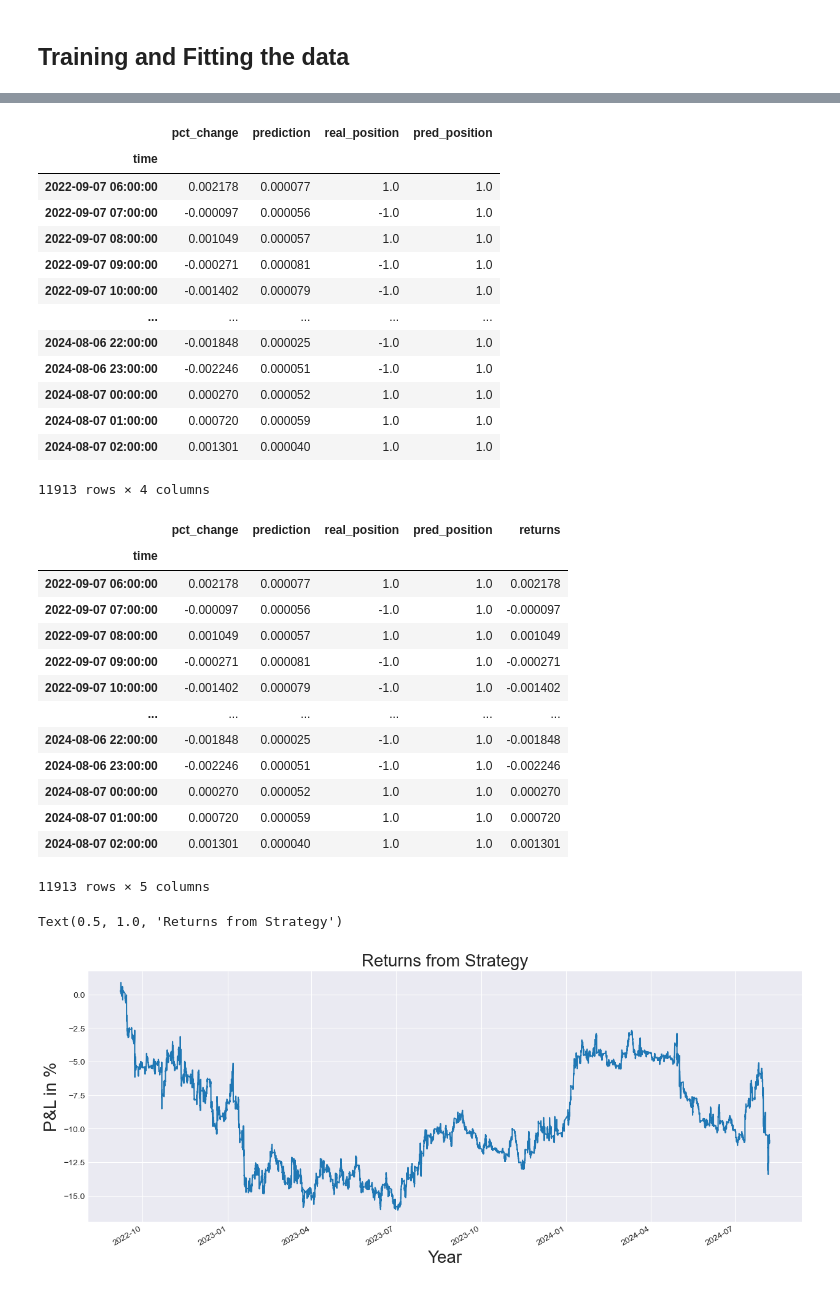
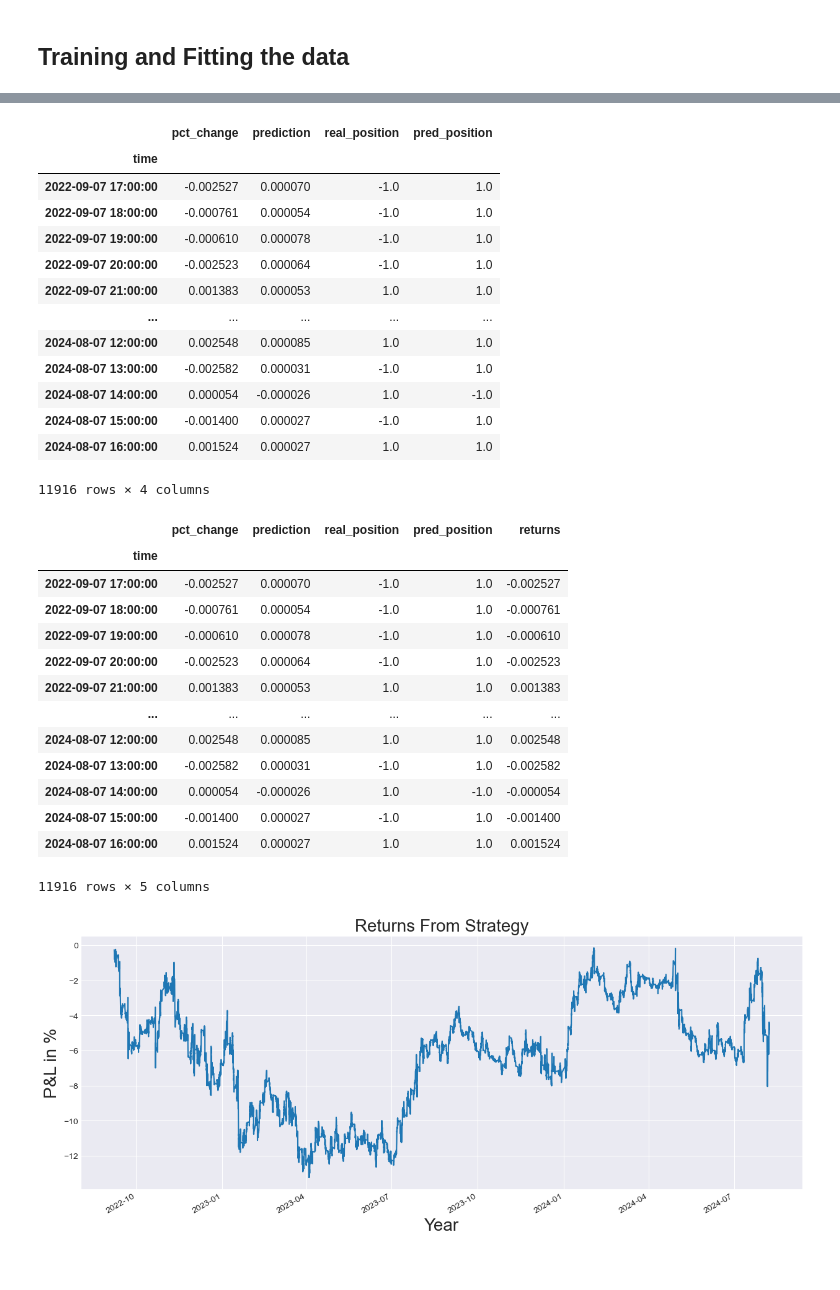
Before and after one commit to YarosInter/Time-Series-LinearRegression, a Jupyter notebook: LinearRegression Model.ipynb, the cells around one changed output, grey strips where cells are left out. Cells and saved outputs as stored; diff of their text form; code cells hidden in the pictures.

```diff
--- a/LinearRegression Model.ipynb
+++ b/LinearRegression Model.ipynb
@@ -168,6 +171,6 @@ from sklearn.preprocessing import StandardScaler
 # Only the feature set (X) needs to be standardized, not the targets (labels)
 
 scaler = StandardScaler()
-X_train_scaled = scaler.fit_transform(X_train_scaled)
-X_test_scaled = scaler.transform(X_test_scaled)
+X_train_scaled = scaler.fit_transform(X_train)
+X_test_scaled = scaler.transform(X_test)
 # %%
@@ -182,9 +185,9 @@ from sklearn.linear_model import LinearRegression
 # %%
 regressor = LinearRegression()
 
-# Training the data
-regressor.fit(X_train, y_train)
+# Training the model
+regressor.fit(X_train_scaled, y_train)
 
 # Making predictions
-predictions = regressor.predict(X_test)
+predictions = regressor.predict(X_test_scaled)
 # %%
@@ -219,49 +222,51 @@ df_with_outcomes
 # %%
-
+# 2 new columns where added, creating the predictions directions for both real and predicted values
+# So can be compared and find accuracy
 df_with_outcomes["real_position"] = np.sign(df_with_outcomes["pct_change"])
 df_with_outcomes["pred_position"] = np.sign(df_with_outcomes["prediction"])
 df_with_outcomes
 # %% [output]
 |  | pct_change | prediction | real_position | pred_position |
 | time |  |  |  |  |
-| 2022-09-07 06:00:00 | 0.002178 | 0.000077 | 1.0 | 1.0 |
-| 2022-09-07 07:00:00 | -0.000097 | 0.000056 | -1.0 | 1.0 |
-| 2022-09-07 08:00:00 | 0.001049 | 0.000057 | 1.0 | 1.0 |
-| 2022-09-07 09:00:00 | -0.000271 | 0.000081 | -1.0 | 1.0 |
-| 2022-09-07 10:00:00 | -0.001402 | 0.000079 | -1.0 | 1.0 |
+| 2022-09-07 17:00:00 | -0.002527 | 0.000070 | -1.0 | 1.0 |
+| 2022-09-07 18:00:00 | -0.000761 | 0.000054 | -1.0 | 1.0 |
+| 2022-09-07 19:00:00 | -0.000610 | 0.000078 | -1.0 | 1.0 |
+| 2022-09-07 20:00:00 | -0.002523 | 0.000064 | -1.0 | 1.0 |
+| 2022-09-07 21:00:00 | 0.001383 | 0.000053 | 1.0 | 1.0 |
 | ... | ... | ... | ... | ... |
-| 2024-08-06 22:00:00 | -0.001848 | 0.000025 | -1.0 | 1.0 |
-| 2024-08-06 23:00:00 | -0.002246 | 0.000051 | -1.0 | 1.0 |
-| 2024-08-07 00:00:00 | 0.000270 | 0.000052 | 1.0 | 1.0 |
-| 2024-08-07 01:00:00 | 0.000720 | 0.000059 | 1.0 | 1.0 |
-| 2024-08-07 02:00:00 | 0.001301 | 0.000040 | 1.0 | 1.0 |
+| 2024-08-07 12:00:00 | 0.002548 | 0.000085 | 1.0 | 1.0 |
+| 2024-08-07 13:00:00 | -0.002582 | 0.000031 | -1.0 | 1.0 |
+| 2024-08-07 14:00:00 | 0.000054 | -0.000026 | 1.0 | -1.0 |
+| 2024-08-07 15:00:00 | -0.001400 | 0.000027 | -1.0 | 1.0 |
+| 2024-08-07 16:00:00 | 0.001524 | 0.000027 | 1.0 | 1.0 |
-11913 rows × 4 columns
+11916 rows × 4 columns
 # %%
+# Calculating the returns by multiplying real percent change and forecasted positions
 # Predictions are not shifted by one since all feature were already shifted one row. Predictions are already made with previous bar's data
 df_with_outcomes["returns"] = df_with_outcomes["pct_change"] * df_with_outcomes["pred_position"]
 df_with_outcomes
 # %% [output]
 |  | pct_change | prediction | real_position | pred_position | returns |
 | time |  |  |  |  |  |
-| 2022-09-07 06:00:00 | 0.002178 | 0.000077 | 1.0 | 1.0 | 0.002178 |
-| 2022-09-07 07:00:00 | -0.000097 | 0.000056 | -1.0 | 1.0 | -0.000097 |
-| 2022-09-07 08:00:00 | 0.001049 | 0.000057 | 1.0 | 1.0 | 0.001049 |
-| 2022-09-07 09:00:00 | -0.000271 | 0.000081 | -1.0 | 1.0 | -0.000271 |
-| 2022-09-07 10:00:00 | -0.001402 | 0.000079 | -1.0 | 1.0 | -0.001402 |
+| 2022-09-07 17:00:00 | -0.002527 | 0.000070 | -1.0 | 1.0 | -0.002527 |
+| 2022-09-07 18:00:00 | -0.000761 | 0.000054 | -1.0 | 1.0 | -0.000761 |
+| 2022-09-07 19:00:00 | -0.000610 | 0.000078 | -1.0 | 1.0 | -0.000610 |
+| 2022-09-07 20:00:00 | -0.002523 | 0.000064 | -1.0 | 1.0 | -0.002523 |
+| 2022-09-07 21:00:00 | 0.001383 | 0.000053 | 1.0 | 1.0 | 0.001383 |
 | ... | ... | ... | ... | ... | ... |
-| 2024-08-06 22:00:00 | -0.001848 | 0.000025 | -1.0 | 1.0 | -0.001848 |
-| 2024-08-06 23:00:00 | -0.002246 | 0.000051 | -1.0 | 1.0 | -0.002246 |
-| 2024-08-07 00:00:00 | 0.000270 | 0.000052 | 1.0 | 1.0 | 0.000270 |
-| 2024-08-07 01:00:00 | 0.000720 | 0.000059 | 1.0 | 1.0 | 0.000720 |
-| 2024-08-07 02:00:00 | 0.001301 | 0.000040 | 1.0 | 1.0 | 0.001301 |
+| 2024-08-07 12:00:00 | 0.002548 | 0.000085 | 1.0 | 1.0 | 0.002548 |
+| 2024-08-07 13:00:00 | -0.002582 | 0.000031 | -1.0 | 1.0 | -0.002582 |
+| 2024-08-07 14:00:00 | 0.000054 | -0.000026 | 1.0 | -1.0 | -0.000054 |
+| 2024-08-07 15:00:00 | -0.001400 | 0.000027 | -1.0 | 1.0 | -0.001400 |
+| 2024-08-07 16:00:00 | 0.001524 | 0.000027 | 1.0 | 1.0 | 0.001524 |
-11913 rows × 5 columns
+11916 rows × 5 columns
 # %%
 # Plotting the P&l from the Linear Regression Model
 
-(df_with_outcomes["returns"].cumsum()*100).plot(figsize=(15,6));
+(df_with_outcomes["returns"].cumsum()*100).plot(figsize=(15,6))
 plt.xlabel('Year', fontsize=20)
 plt.ylabel('P&L in %', fontsize=20)
-plt.title('Returns from Strategy', fontsize=20)
+plt.title('Returns From Strategy', fontsize=20)
+plt.show()
 # %% [output]
-Text(0.5, 1.0, 'Returns from Strategy')
-[figure, old version]
+[figure, new version]
```
Also changed, not shown: parts of 9 cells of this notebook.
